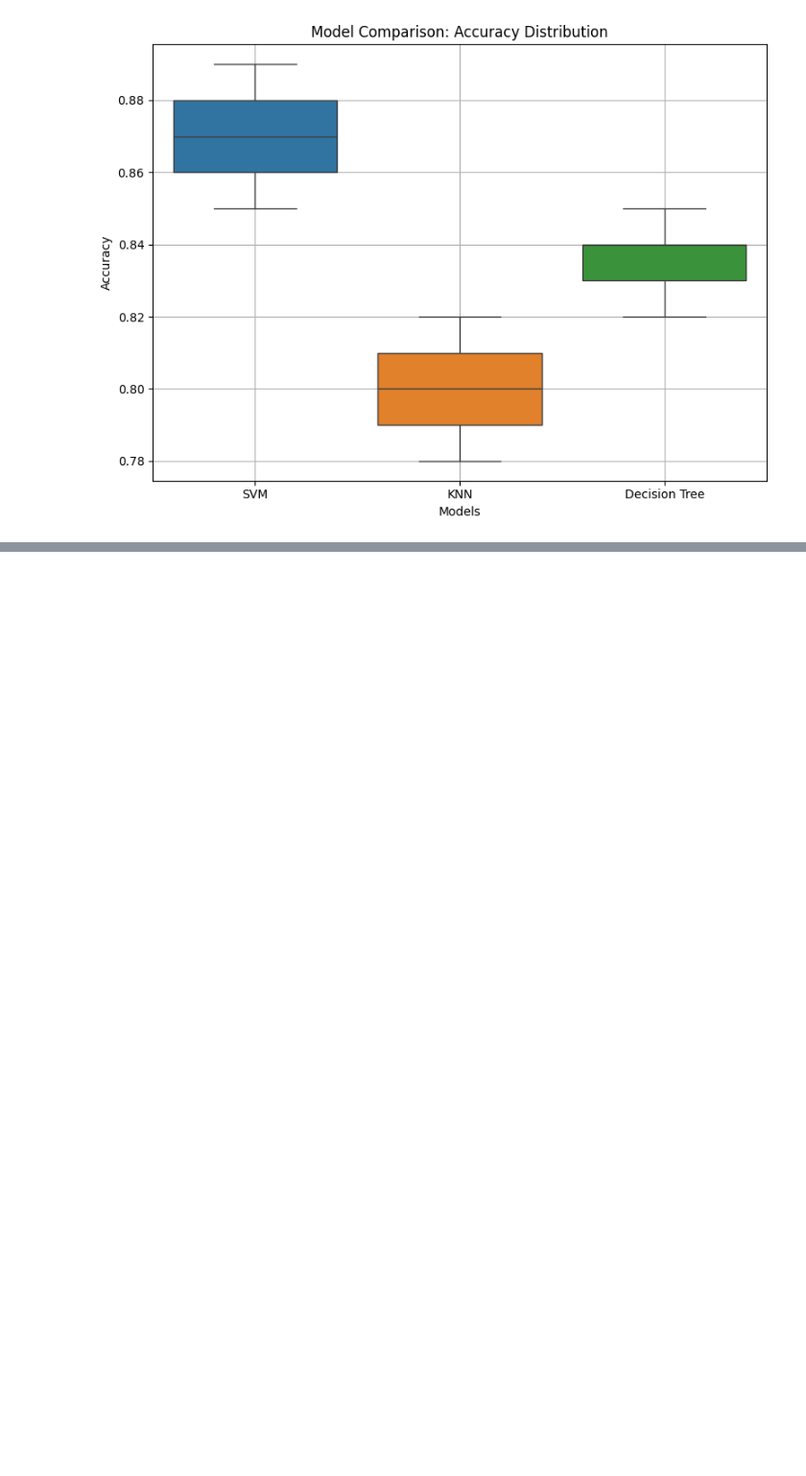
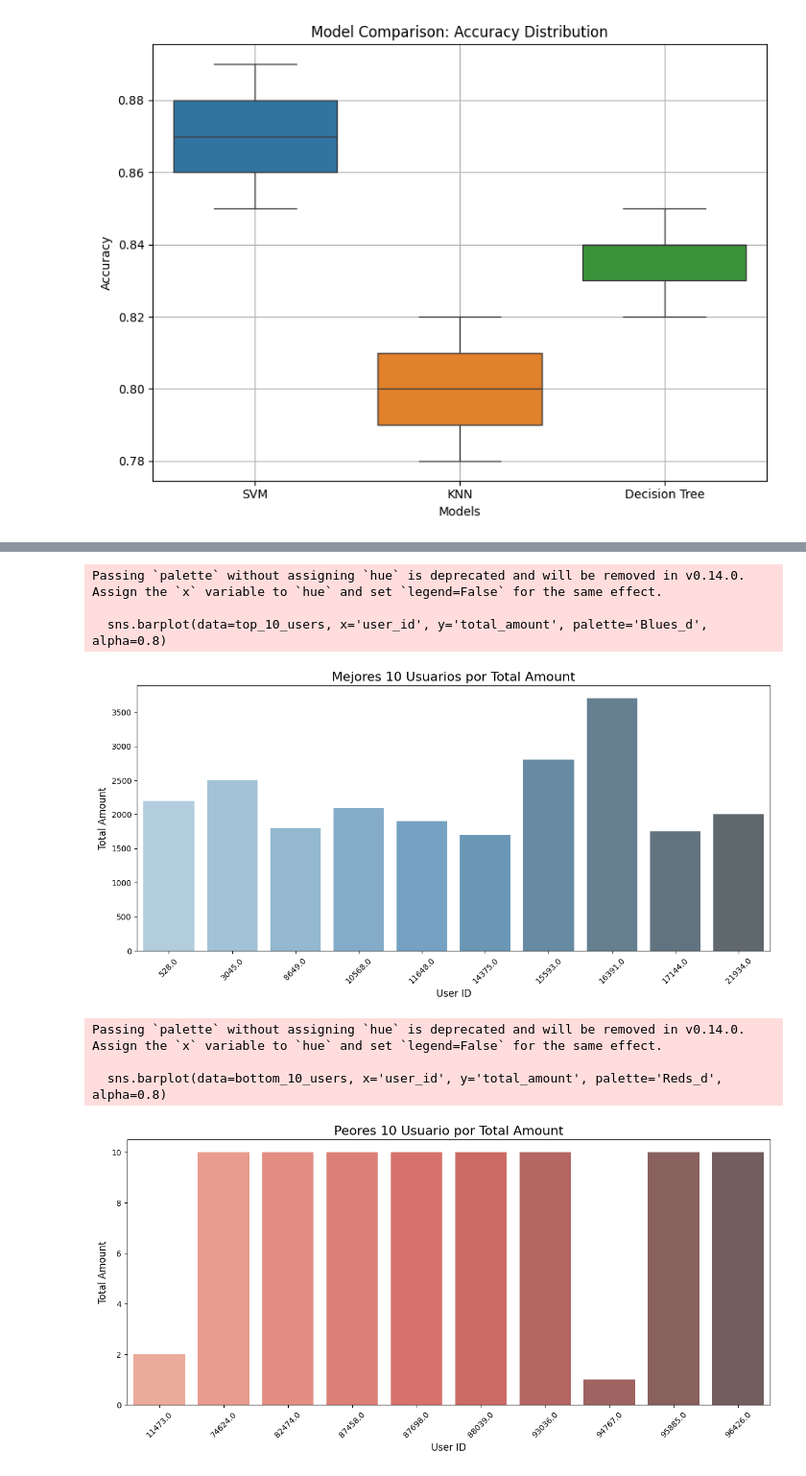
Before and after one commit to Julix4/UOC_proj2_cohortes, a Jupyter notebook: analisis/v1-Modelos-regresión-personalizados.ipynb, the cells around one changed output, grey strips where cells are left out. Shown at 96% size. Drawn from its saved outputs; the diff is of its cells as text; code cells hidden in the pictures; blank space fills up the shorter version.

```diff
--- a/analisis/v1-Modelos-regresión-personalizados.ipynb
+++ b/analisis/v1-Modelos-regresión-personalizados.ipynb
@@ -693,0 +696,17 @@ plt.show()
+# %%
+# Agrupando por `user_id` para calcular métricas clave
+user_analysis = merged_df.groupby('user_id').agg({
+    'amount': ['sum', 'mean'],  # Suma y promedio de montos
+    'time_to_payment_days': 'mean',  # Promedio de días para el pago
+    'payment_issue_encoded': 'sum'  # Total de incidentes
+}).reset_index()
+
+# Renombrar las columnas para mayor claridad
+user_analysis.columns = ['user_id', 'total_amount', 'avg_amount', 'avg_payment_time', 'total_incidents']
+
+# Ordenar para identificar los 10 mejores y peores usuarios
+top_10_users = user_analysis.sort_values(by=['total_amount', 'avg_payment_time'], ascending=[False, True]).head(10)
+bottom_10_users = user_analysis.sort_values(by=['total_amount', 'avg_payment_time'], ascending=[True, False]).head(10)
+
+# Mostrar las tablas resultantes
+bottom_10_users
@@ -693,0 +739,29 @@ plt.show()
+# %%
+# Plot for Top 10 Users
+plt.figure(figsize=(12, 6))
+sns.barplot(data=top_10_users, x='user_id', y='total_amount', palette='Blues_d', alpha=0.8)
+plt.title('Mejores 10 Usuarios por Total Amount', fontsize=16)
+plt.ylabel('Total Amount', fontsize=12)
+plt.xlabel('User ID', fontsize=12)
+plt.xticks(rotation=45)
+plt.tight_layout()
+plt.show()
+
+# Plot for Bottom 10 Users
+plt.figure(figsize=(12, 6))
+sns.barplot(data=bottom_10_users, x='user_id', y='total_amount', palette='Reds_d', alpha=0.8)
+plt.title('Peores 10 Usuario por Total Amount', fontsize=16)
+plt.ylabel('Total Amount', fontsize=12)
+plt.xlabel('User ID', fontsize=12)
+plt.xticks(rotation=45)
+plt.tight_layout()
+plt.show()
+# %% [output]
+Passing `palette` without assigning `hue` is deprecated and will be removed in v0.14.0. Assign the `x` variable to `hue` and set `legend=False` for the same effect.
+
+  sns.barplot(data=top_10_users, x='user_id', y='total_amount', palette='Blues_d', alpha=0.8)
+[figure, added]
+Passing `palette` without assigning `hue` is deprecated and will be removed in v0.14.0. Assign the `x` variable to `hue` and set `legend=False` for the same effect.
+
+  sns.barplot(data=bottom_10_users, x='user_id', y='total_amount', palette='Reds_d', alpha=0.8)
+[figure, added]
```
Also changed, not shown: parts of 10 cells of this notebook.
